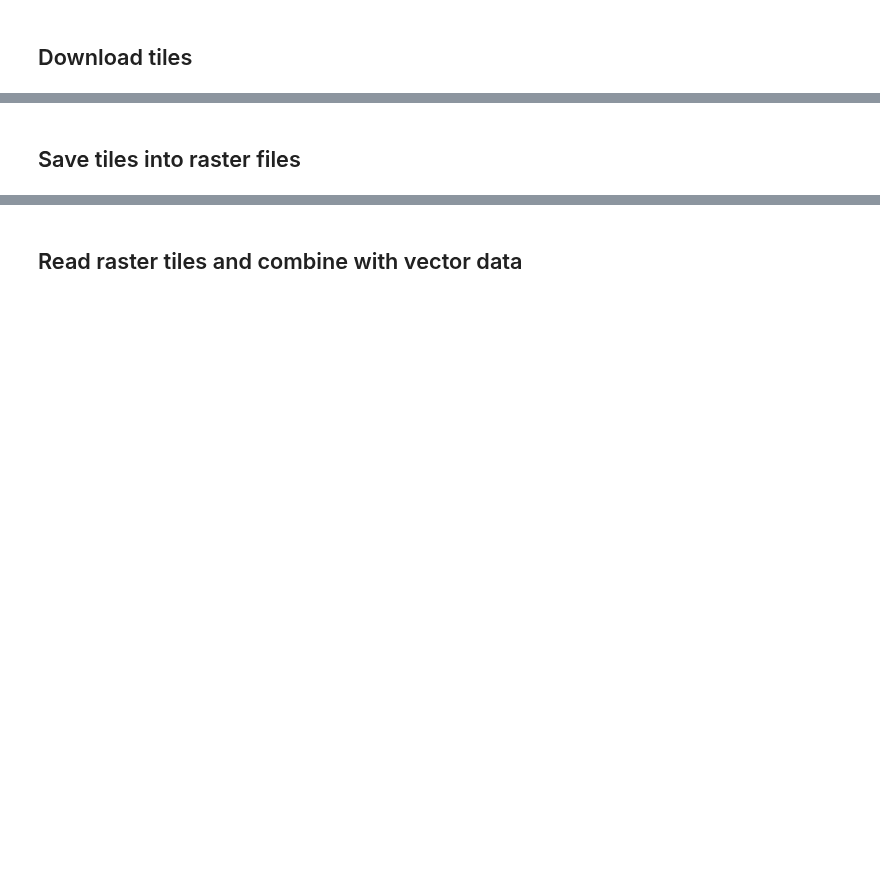
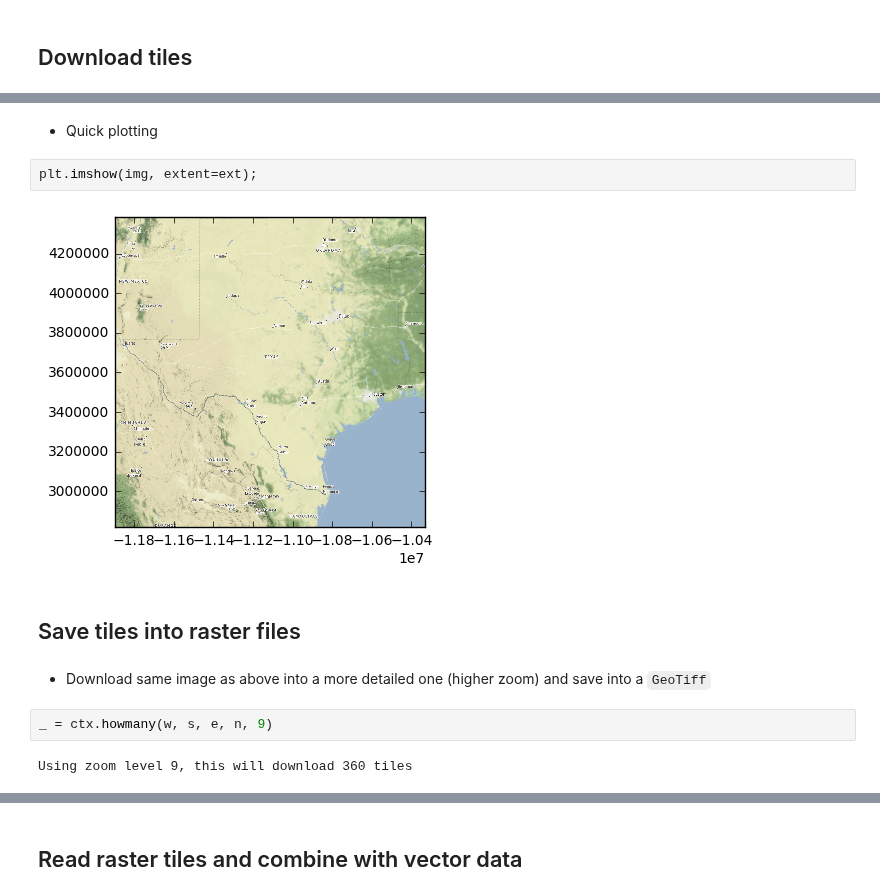
Before and after one commit to geopandas/contextily, a Jupyter notebook: contextily_guide.ipynb, the cells around one changed output, grey strips where cells are left out. Cells and saved outputs as stored; diff of their text form; blank space fills up the shorter version.

```diff
--- a/contextily_guide.ipynb
+++ b/contextily_guide.ipynb
@@ -16,2 +39,14 @@ from pysal.examples import get_path
+# %% [markdown]
+* Quick plotting
+# %%
+plt.imshow(img, extent=ext);
+# %% [output]
+[figure, added]
 # %% [markdown]
 ## Save tiles into raster files
+# %% [markdown]
+* Download same image as above into a more detailed one (higher zoom) and save into a `GeoTiff`
+# %%
+_ = ctx.howmany(w, s, e, n, 9)
+# %% [output]
+Using zoom level 9, this will download 360 tiles
```
Also changed, not shown: parts of 22 cells of this notebook, 1 other file.
